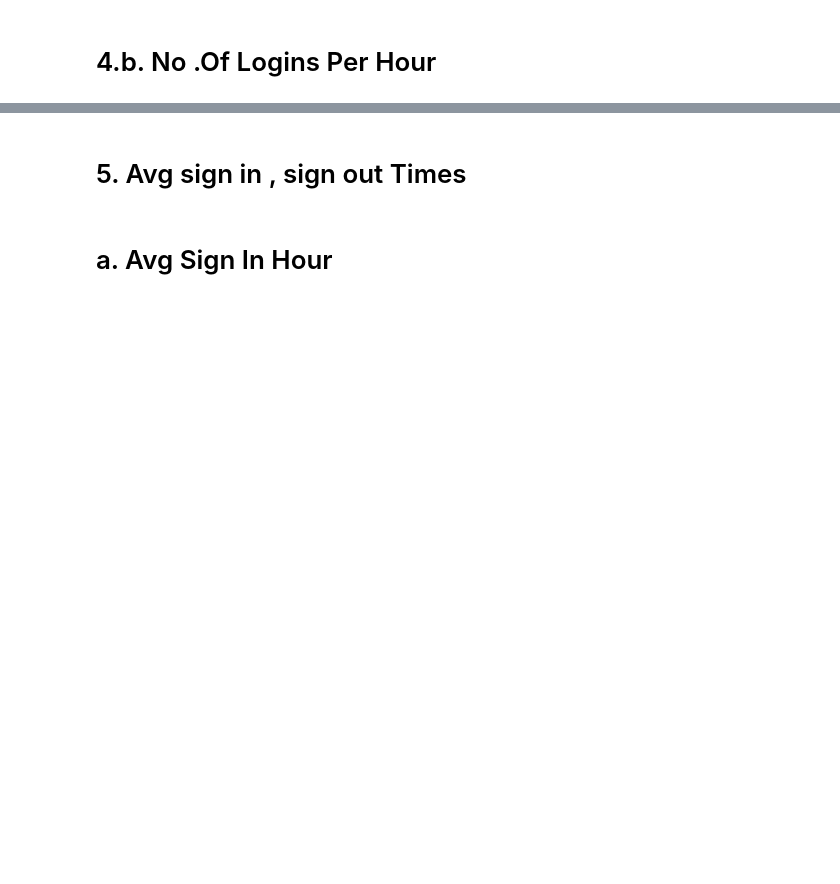
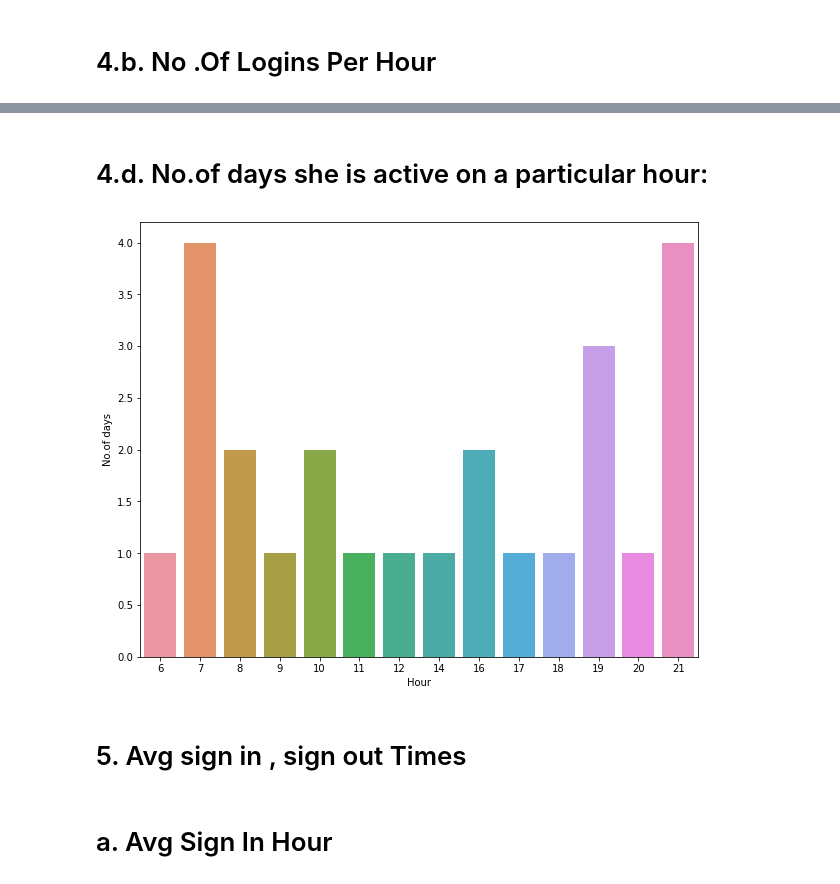
Before and after one commit to Venkey402/Whatsapp_telegram, a Jupyter notebook: Telegram_Online_Offline_Dev.ipynb, the cells around one changed output, grey strips where cells are left out. Cells and saved outputs as stored; diff of their text form; code cells hidden in the pictures; blank space fills up the shorter version.

```diff
--- a/Telegram_Online_Offline_Dev.ipynb
+++ b/Telegram_Online_Offline_Dev.ipynb
@@ -216,3 +235,17 @@ df_H3
+# %% [markdown]
+# 4.d. No.of days she is active on a particular hour:
+# %%
+df_grp_Date_Hour = df.groupby(["Date","Hour"]).count()
+df_grp_Date_Hour = df_grp_Date_Hour.reset_index()
+df_grp_Date_Hour = df_grp_Date_Hour[["Date","Hour"]]
+df_grp_Date_Hour_Ult = df_grp_Date_Hour.groupby("Hour").count()
+df_grp_Date_Hour_Ult= df_grp_Date_Hour_Ult.reset_index()
+plt.figure(figsize=(10,8))
+sns.barplot(x="Hour",y="Date",data=df_grp_Date_Hour_Ult)
+plt.ylabel("No.of days")
+plt.show()
+# %% [output]
+[figure, added]
 # %% [markdown]
 # 5. Avg sign in , sign out Times
 # %% [markdown]
```
Also changed, not shown: parts of 29 cells of this notebook, 5 other files.
